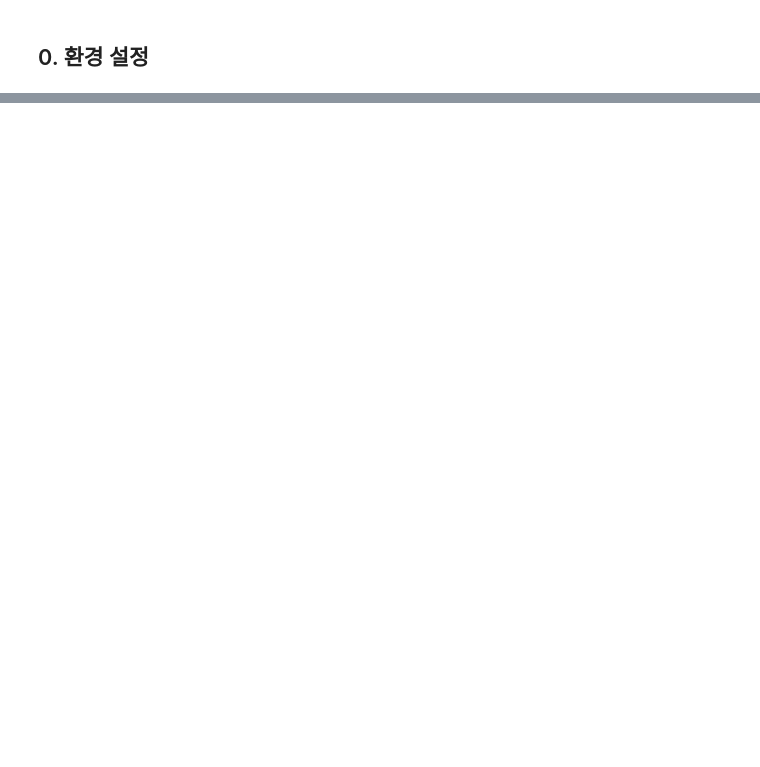
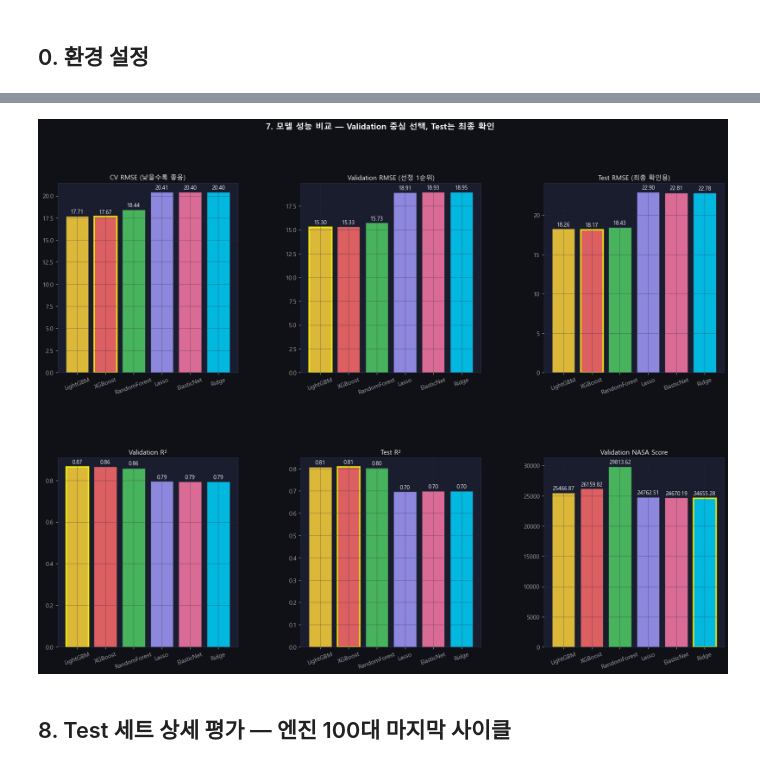
Before and after one commit to dlalswns0211/sparta_project_4_team16, a Jupyter notebook: MJ/CMAPSS_ML_FD001_MJ.ipynb, the cells around one changed output, grey strips where cells are left out. Saved outputs shown, nothing was run; the diff lists cells and outputs as text; code cells hidden in the pictures; blank space fills up the shorter version.

```diff
--- a/MJ/CMAPSS_ML_FD001_MJ.ipynb
+++ b/MJ/CMAPSS_ML_FD001_MJ.ipynb
@@ -943,0 +824,47 @@ print('=' * 80)
+# %%
+
+# 6개 모델 성능 시각화
+model_names = result_df['모델'].tolist()
+colors_bar = [MODEL_COLORS[m] for m in model_names]
+
+fig = plt.figure(figsize=(20, 14), facecolor=BG)
+fig.suptitle('7. 모델 성능 비교 — Validation 중심 선택, Test는 최종 확인', fontsize=14, fontweight='bold')
+gs = gridspec.GridSpec(2, 3, figure=fig, hspace=0.45, wspace=0.35)
+
+metrics_cfg = [
+    ('CV RMSE', 'cv_rmse', True, 'CV RMSE (낮을수록 좋음)'),
+    ('Val RMSE', 'val_metrics.RMSE', True, 'Validation RMSE (선정 1순위)'),
+    ('Test RMSE', 'test_metrics.RMSE', True, 'Test RMSE (최종 확인용)'),
+    ('Val R²', 'val_metrics.R2', False, 'Validation R²'),
+    ('Test R²', 'test_metrics.R2', False, 'Test R²'),
+    ('Val NASA', 'val_metrics.NASA_Score', True, 'Validation NASA Score'),
+]
+
+def get_nested_value(res, key):
+    if '.' in key:
+        a, b = key.split('.')
+        return res[a][b]
+    return res[key]
+
+for idx, (_, key, lower_better, title) in enumerate(metrics_cfg):
+    ax = fig.add_subplot(gs[idx//3, idx%3])
+    vals = [get_nested_value(ALL_RESULTS[m], key) for m in model_names]
+    bars = ax.bar(model_names, vals, color=colors_bar, alpha=0.85, edgecolor=GRID, linewidth=0.5)
+
+    best_i = np.argmin(vals) if lower_better else np.argmax(vals)
+    bars[best_i].set_edgecolor('yellow')
+    bars[best_i].set_linewidth(2.5)
+
+    for bar, v in zip(bars, vals):
+        ax.text(bar.get_x() + bar.get_width()/2, bar.get_height()*1.01 if v >= 0 else v,
+                f'{v:.2f}', ha='center', va='bottom', fontsize=9, color=WHITE)
+    ax.set_title(title)
+    ax.tick_params(axis='x', rotation=20)
+    ax.set_facecolor(BG2)
+
+plt.tight_layout()
+plt.show()
+# %% [output]
+[figure, added]
+# %% [markdown]
+## 8. Test 세트 상세 평가 — 엔진 100대 마지막 사이클
```
Also changed, not shown: parts of 62 cells of this notebook, 1 other file.
